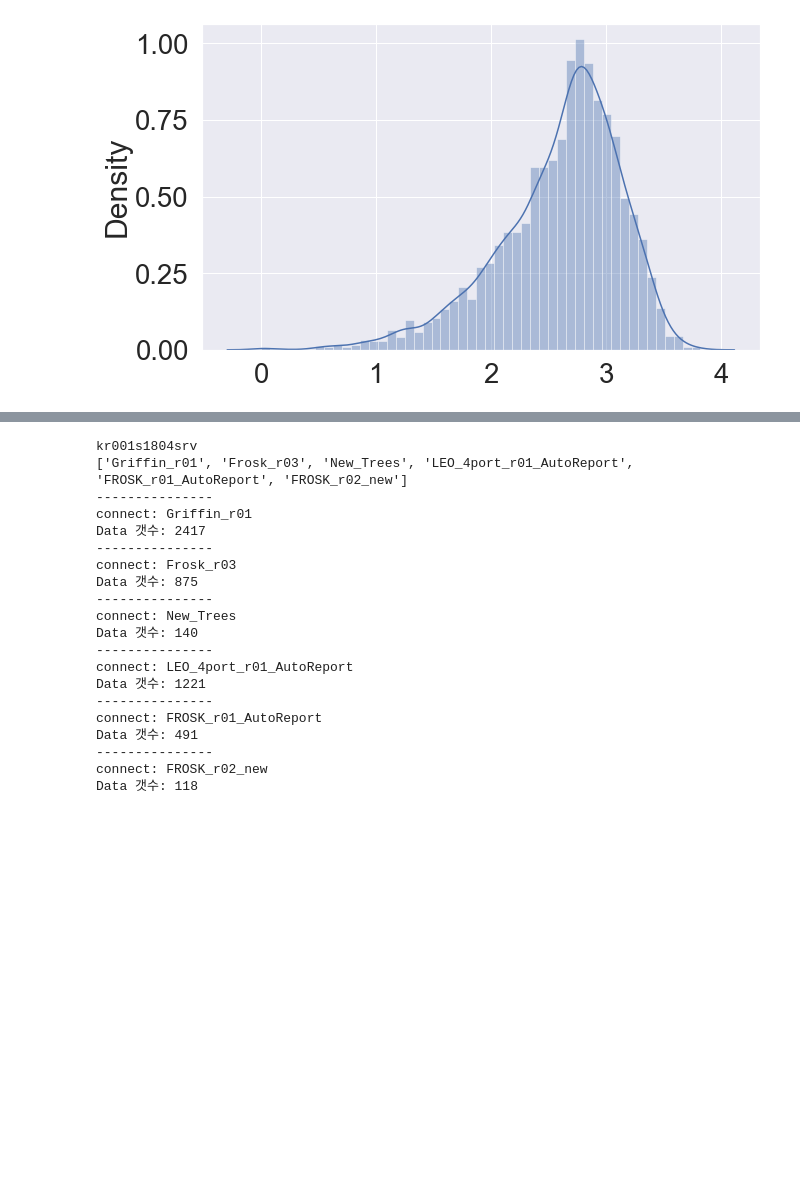
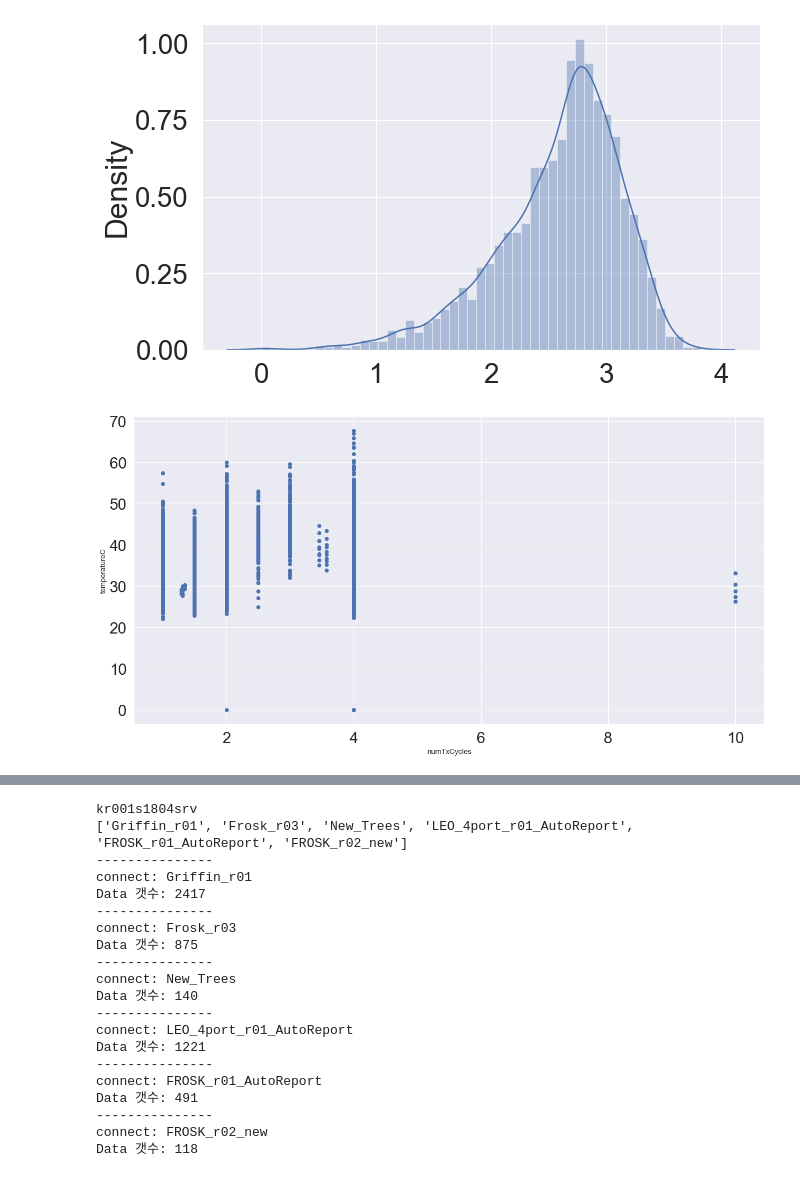
Before and after one commit to Hot-KimChi/ML_DL_study, a Jupyter notebook: Temperature measurement.ipynb, the cells around one changed output, grey strips where cells are left out. Saved outputs shown, nothing was run; the diff lists cells and outputs as text; code cells hidden in the pictures; blank space fills up the shorter version.

```diff
--- a/Temperature measurement.ipynb
+++ b/Temperature measurement.ipynb
@@ -272,3 +272,11 @@ print("Kurtosis : {:.3f}".format(log_kurt)) # 첨도
 Skewness : -0.959
 Kurtosis : 1.239
 [figure]
+# %%
+fig, axs = plt.subplots(figsize=(20,10))
+axs.scatter(x = AOP_data['numTxCycles'], y = AOP_data['temperatureC'])
+plt.xlabel('numTxCycles', fontsize=13)
+plt.ylabel('temperatureC', fontsize=13)
+plt.show()
+# %% [output]
+[figure, added]
```
Also changed, not shown: parts of 2 cells of this notebook, 1 other file.
